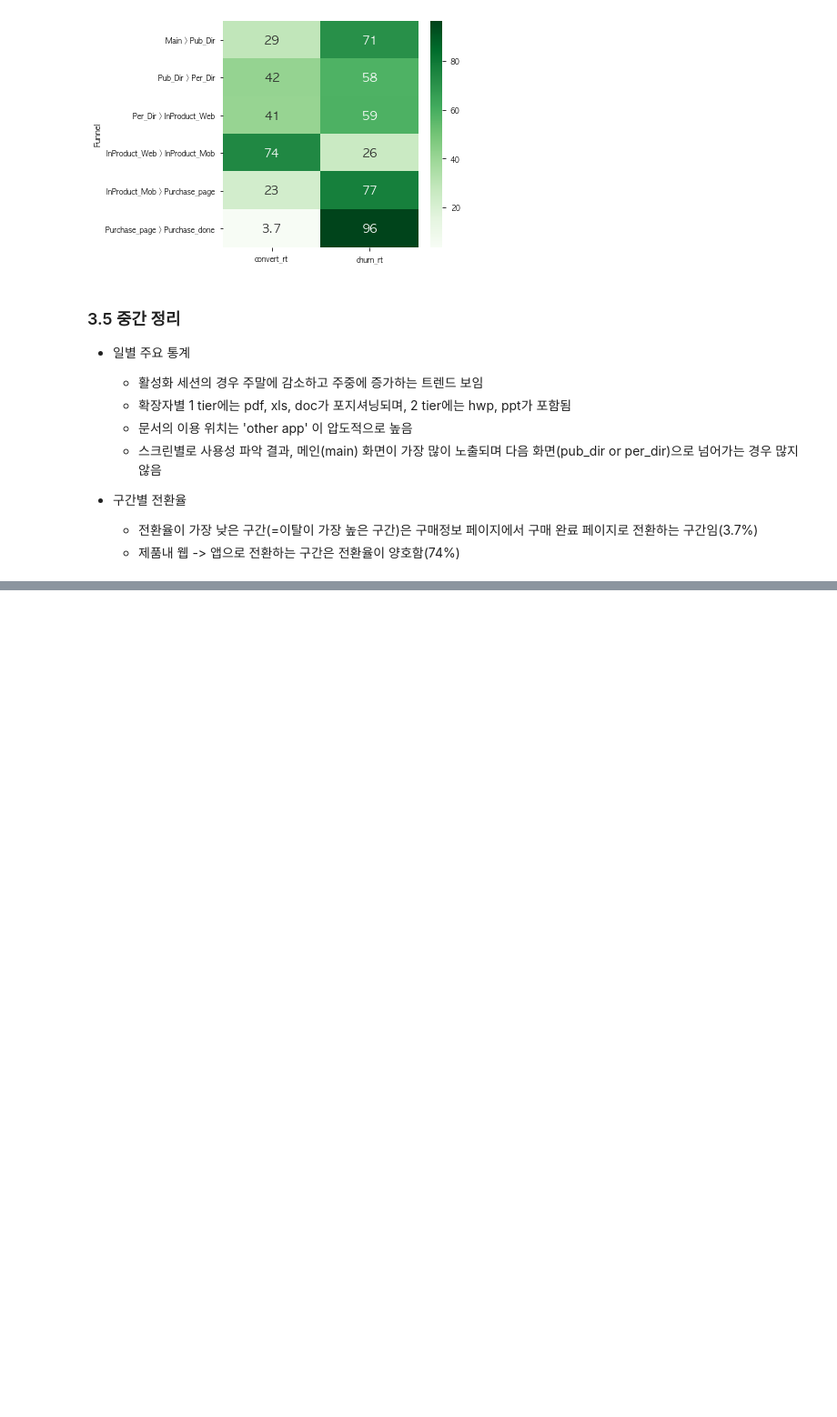
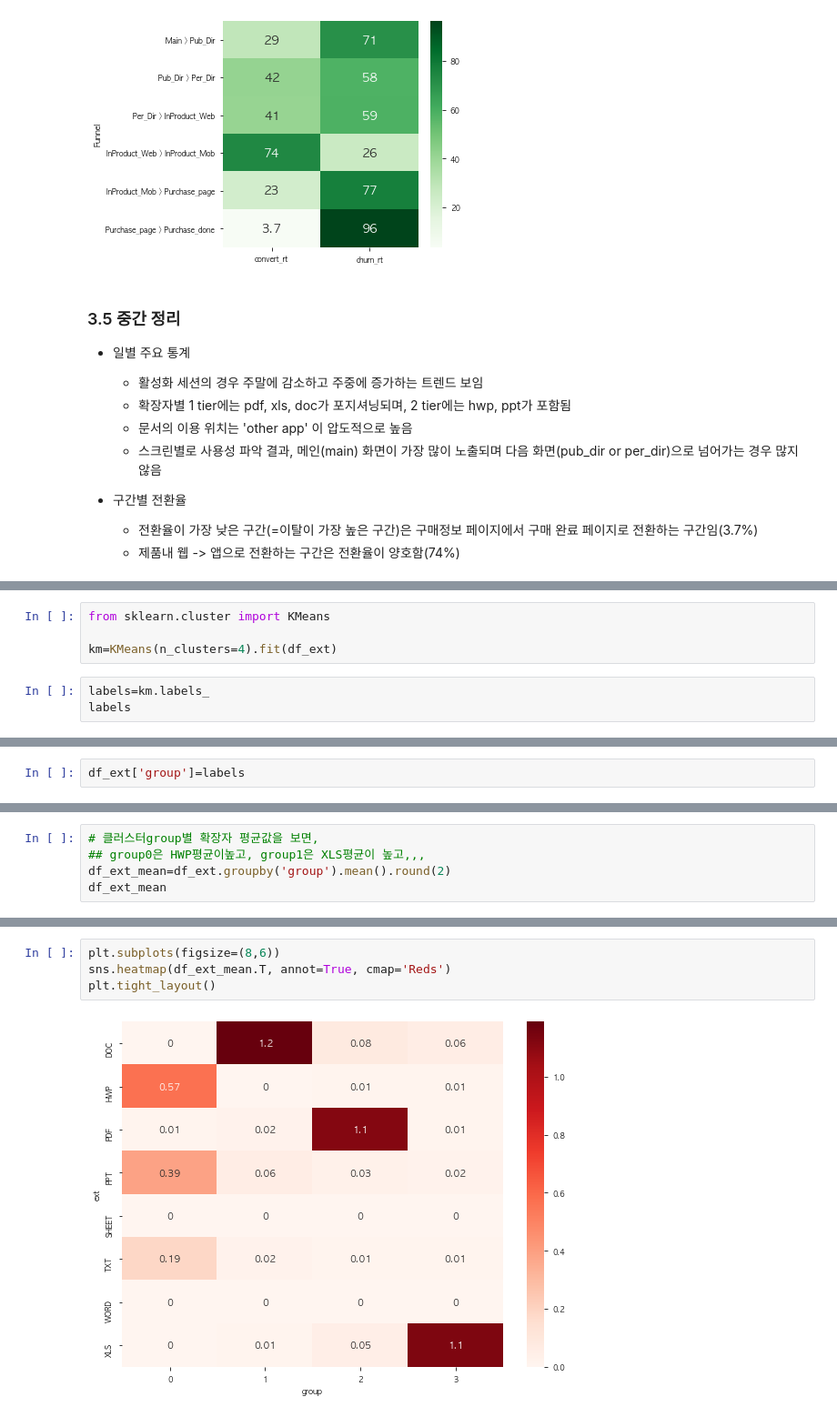
Before and after one commit to suhyun-cho/TIL, a Jupyter notebook: python/데이터분석Tutorial_유저Funnel분석.ipynb, the cells around one changed output, grey strips where cells are left out. Shown at 91% size. Drawn from its saved outputs; the diff is of its cells as text; blank space fills up the shorter version.

```diff
--- a/python/데이터분석Tutorial_유저Funnel분석.ipynb
+++ b/python/데이터분석Tutorial_유저Funnel분석.ipynb
@@ -1421,0 +1498,7 @@ plt.tight_layout()
+# %%
+from sklearn.cluster import KMeans
+
+km=KMeans(n_clusters=4).fit(df_ext)
+# %%
+labels=km.labels_
+labels
@@ -1421,0 +1507,2 @@ plt.tight_layout()
+# %%
+df_ext['group']=labels
@@ -1421,0 +1528,5 @@ plt.tight_layout()
+# %%
+# 클러스터group별 확장자 평균값을 보면,
+## group0은 HWP평균이높고, group1은 XLS평균이 높고,,,
+df_ext_mean=df_ext.groupby('group').mean().round(2)
+df_ext_mean
@@ -1421,0 +1553,6 @@ plt.tight_layout()
+# %%
+plt.subplots(figsize=(8,6))
+sns.heatmap(df_ext_mean.T, annot=True, cmap='Reds')
+plt.tight_layout()
+# %% [output]
+[figure, added]
```
Also changed, not shown: parts of 44 cells of this notebook.
